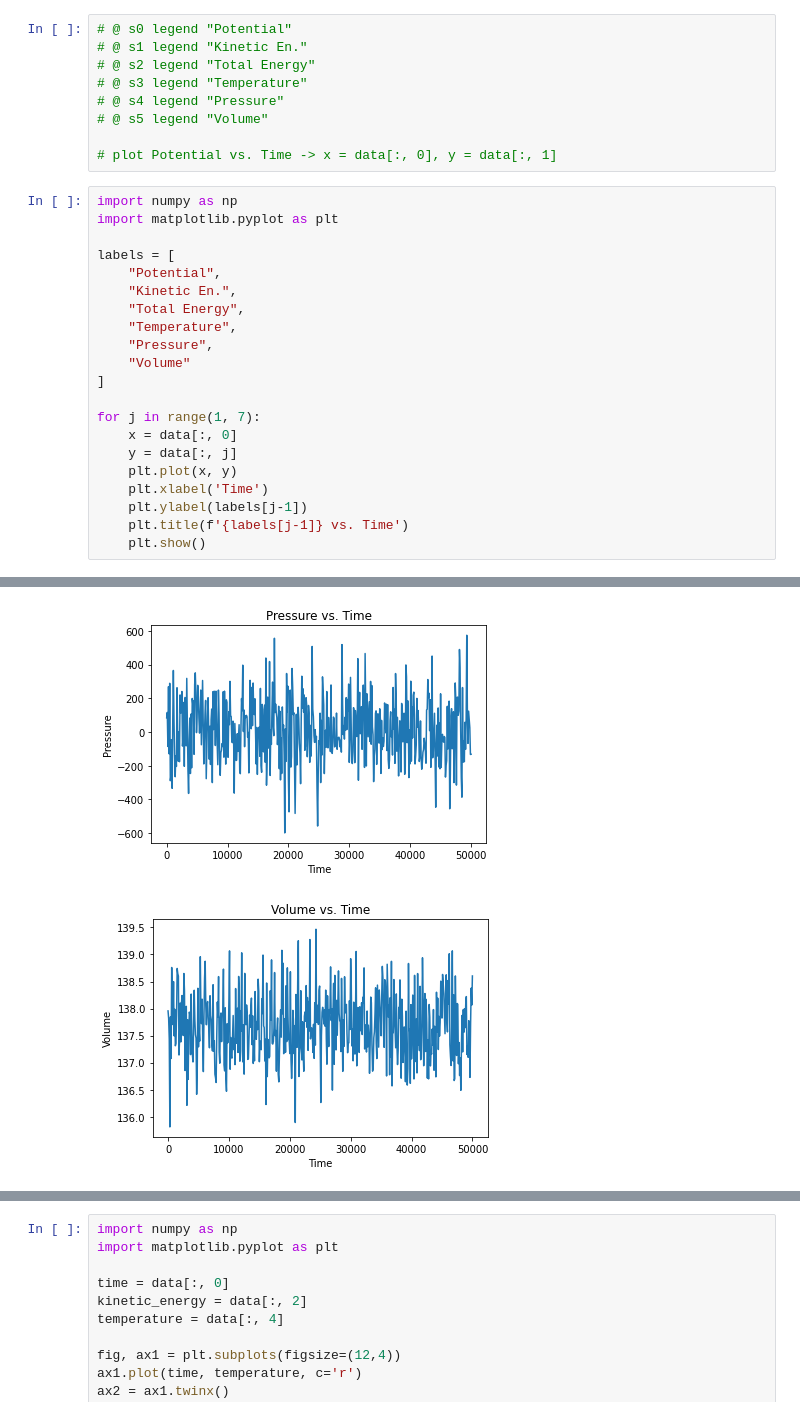
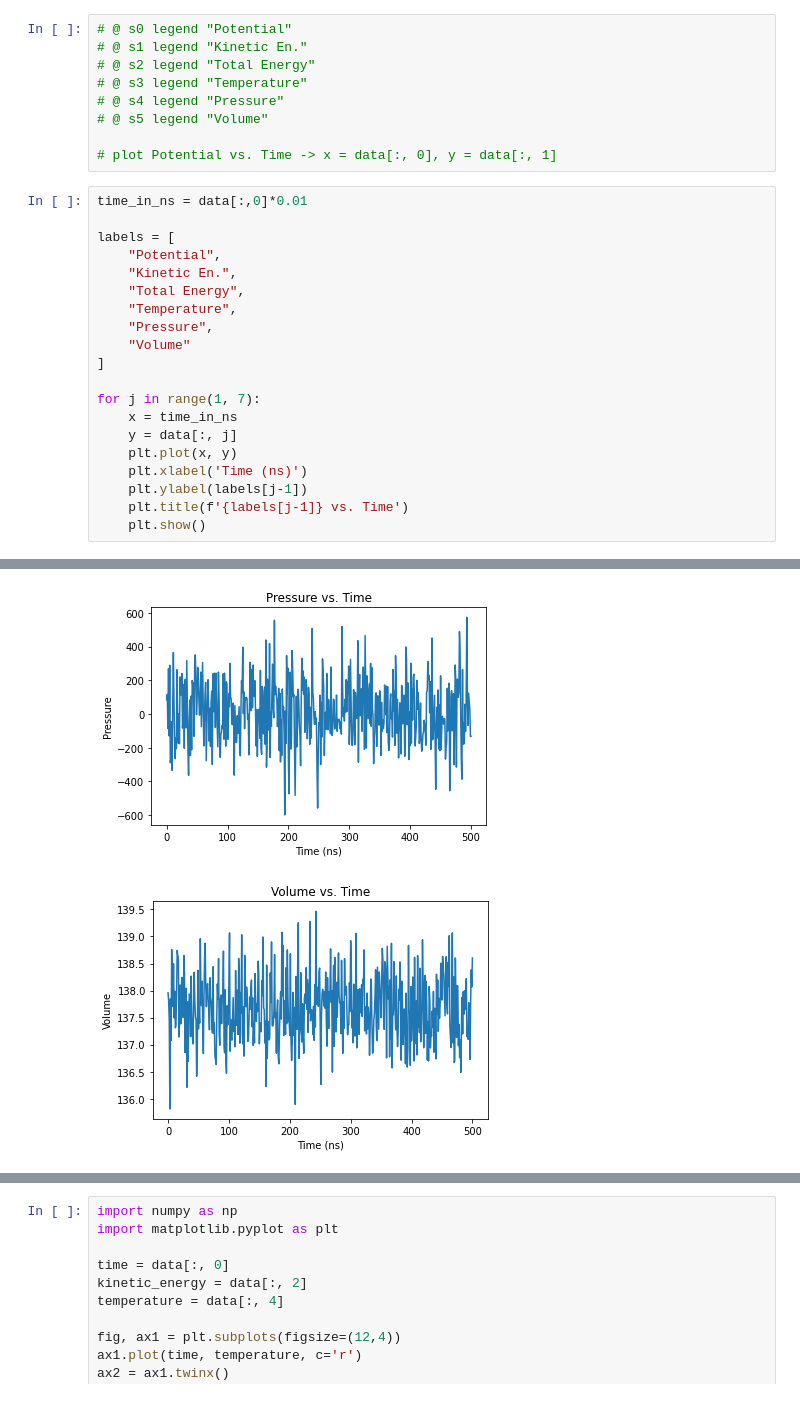
Before and after one commit to qiouyang/comp-lab-class-2023, a Jupyter notebook: Week2/Week2_HW_Q4.ipynb, the cells around one changed output, grey strips where cells are left out. Cells and saved outputs as stored; diff of their text form.

```diff
--- a/Week2/Week2_HW_Q4.ipynb
+++ b/Week2/Week2_HW_Q4.ipynb
@@ -43,8 +52,7 @@ array([[ 0.00000000e+00, -1.75680938e+05,  3.51286445e+04, ...,
 
 # plot Potential vs. Time -> x = data[:, 0], y = data[:, 1]
 # %%
-import numpy as np
-import matplotlib.pyplot as plt
+time_in_ns = data[:,0]*0.01
 
 labels = [
     "Potential",
@@ -56,10 +64,10 @@ labels = [
 ]
 
 for j in range(1, 7):
-    x = data[:, 0]
+    x = time_in_ns
     y = data[:, j]
     plt.plot(x, y)
-    plt.xlabel('Time')
+    plt.xlabel('Time (ns)')
     plt.ylabel(labels[j-1])
     plt.title(f'{labels[j-1]} vs. Time')
     plt.show()
@@ -71,2 +79,2 @@ for j in range(1, 7):
-[figure, old version]
+[figure, new version]
-[figure, old version]
+[figure, new version]
```
Also changed, not shown: parts of 9 cells of this notebook.
